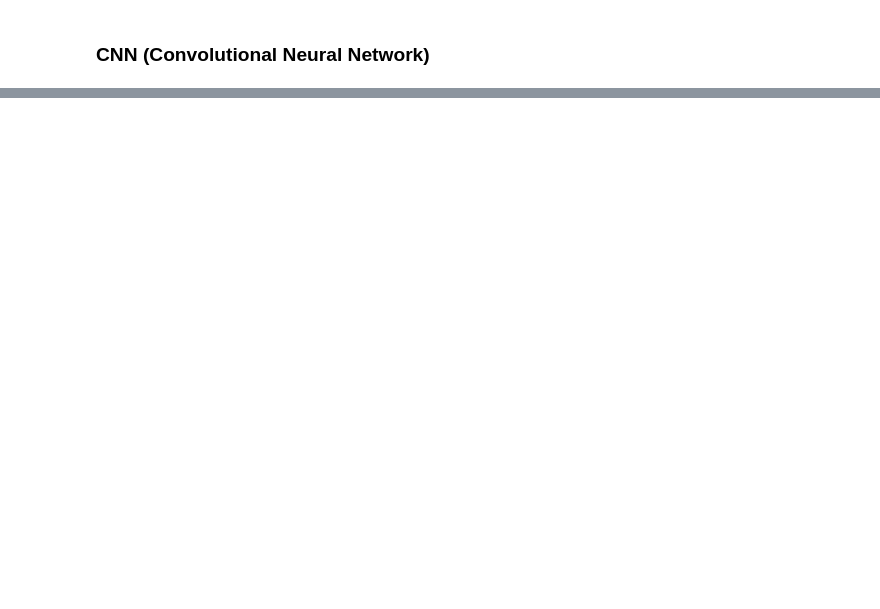
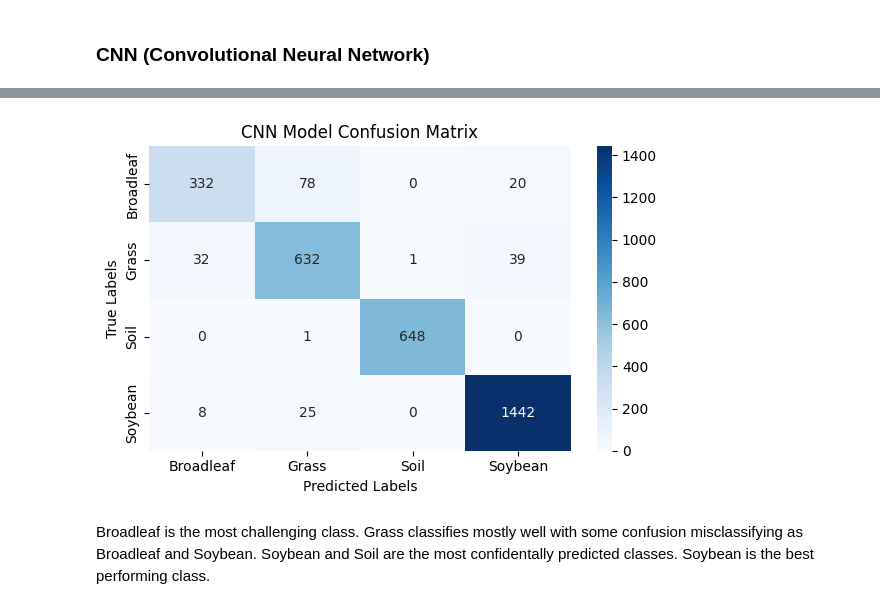
Before and after one commit to edgar-rosales95/ADS599-Capstone, a Jupyter notebook: Capstone V2.ipynb, the cells around one changed output, grey strips where cells are left out. Cells and saved outputs as stored; diff of their text form; code cells hidden in the pictures; blank space fills up the shorter version.

```diff
--- a/Capstone V2.ipynb
+++ b/Capstone V2.ipynb
@@ -135,6 +185,6 @@ batch_size = 32
 # %%
-# The following code includes data split for 20% validation
-# ImageDataGenerator: Handles image preprocessing and augmentation
+# ImageDataGenerator: Handles image preprocessing and augmentation across the classes, including brightness sensitivty
+# This configuration is applied to both training and validation datasets (with validation_split)
 datagen = ImageDataGenerator(
     rescale=1./255,
     rotation_range=20,
@@ -142,6 +192,7 @@ datagen = ImageDataGenerator(
     width_shift_range=0.1,
     height_shift_range=0.1,
     horizontal_flip=True,
+    brightness_range=[0.8, 1.2],
     validation_split=0.2
 )
 
@@ -405,0 +442,17 @@ Broadleaf can be improved. Precision is 0.69, F1 0.79, and Recall 0.93. Model pr
+# %%
+# Evaluate trained CNN model on validation set
+
+# Get true class labels and predicted labels
+y_true_cnn = val_gen.classes
+y_pred_cnn = cnn_model.predict(val_gen)  # Predict class probabilities for each validation image
+
+# Get class predictions directly from argmax (no confidence threshold)
+y_pred_labels_cnn = [np.argmax(probs) for probs in y_pred_cnn]
+
+# Define expected labels and their target names
+labels = [0, 1, 2, 3]
+target_names = ["Broadleaf", "Grass", "Soil", "Soybean"]
+
+# Print classification report
+print("Classification Report:")
+print(classification_report(y_true_cnn, y_pred_labels_cnn, labels=labels, target_names=target_names))
@@ -405,0 +472,22 @@ Broadleaf can be improved. Precision is 0.69, F1 0.79, and Recall 0.93. Model pr
+# %%
+# Define all labels and their corresponding names
+labels_all = [0, 1, 2, 3]
+target_names = ["Broadleaf", "Grass", "Soil", "Soybean"]
+
+# Compute confusion matrix with only valid labels
+cnn_cm = confusion_matrix(y_true_cnn, y_pred_labels_cnn, labels=labels_all)
+
+# Plot Confusion Matrix (cleaner version)
+plt.figure(figsize=(6, 4))
+sns.heatmap(cnn_cm, annot=True, fmt="d", cmap="Blues",
+            xticklabels=target_names,
+            yticklabels=target_names)
+plt.xlabel('Predicted Labels')
+plt.ylabel('True Labels')
+plt.title("CNN Model Confusion Matrix")
+plt.tight_layout()
+plt.show()
+# %% [output]
+[figure, added]
+# %% [markdown]
+Broadleaf is the most challenging class. Grass classifies mostly well with some confusion misclassifying as Broadleaf and Soybean. Soybean and Soil are the most confidentally predicted classes. Soybean is the best performing class.
```
Also changed, not shown: parts of 30 cells of this notebook.
